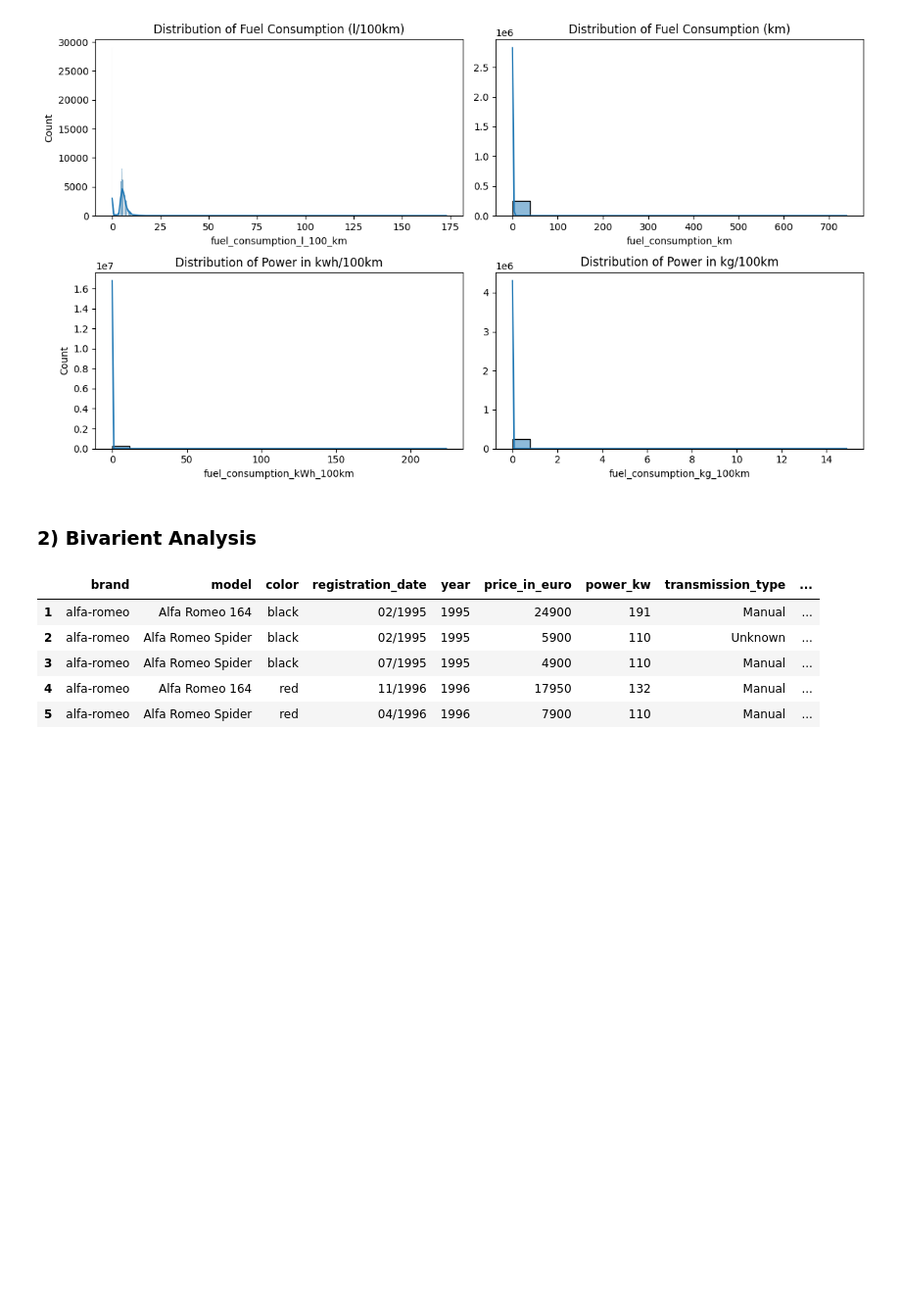
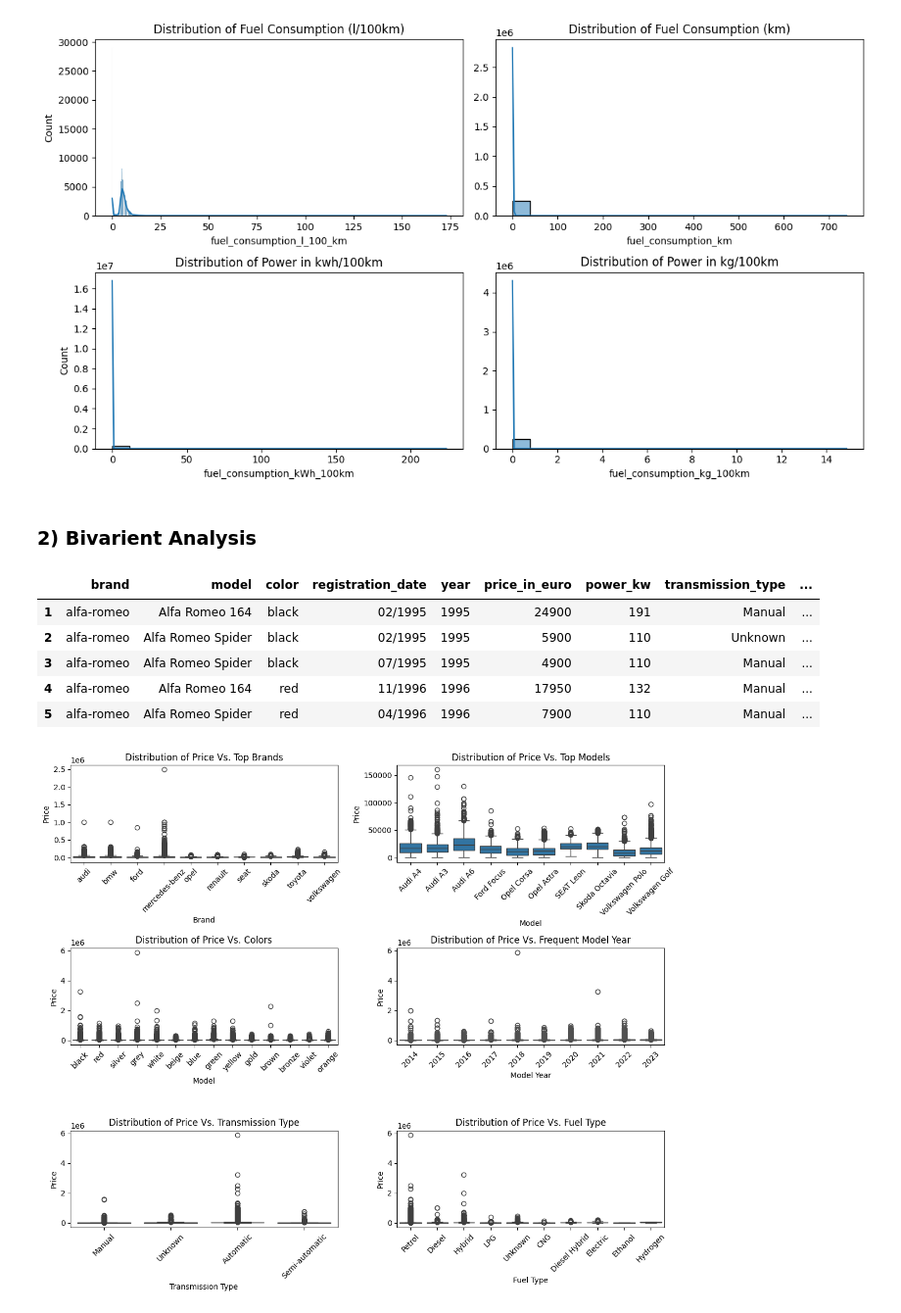
Before and after one commit to KaungSiThu-Sallius/German-Used-Cars-Analysis, a Jupyter notebook: main.ipynb, the cells around one changed output. Shown: that part at 98% size. Cells and saved outputs as stored; diff of their text form; code cells hidden in the pictures; blank space fills up the shorter version.

```diff
--- a/main.ipynb
+++ b/main.ipynb
@@ -254,22 +254,63 @@ clean_df.head()
 # %%
 fig, axes = plt.subplots(3,2, figsize=(12,12))
 
-brand_count = clean_df.brand.value_counts()
-brand_count[:10].plot(kind='barh', ax=axes[0,0], title='Top 10 Popular Brand', xlabel='Count', ylabel='Brand', rot=45)
+top_brands = clean_df.brand.value_counts()[:10].index
+df_filtered = clean_df[clean_df['brand'].isin(top_brands)]
+sns.boxplot(df_filtered, x='brand', y='price_in_euro', ax=axes[0,0])
+axes[0,0].tick_params(axis='x', rotation=45)
+axes[0,0].set_xlabel('Brand')
+axes[0,0].set_ylabel('Price')
+axes[0,0].set_title('Distribution of Price Vs. Top Brands')
 
-model_count = clean_df.model.value_counts()
-model_count[:10].plot(kind='barh', ax=axes[0,1], title='Top 10 Popular Model', xlabel='Count', ylabel='Model', rot=45)
+top_models = clean_df.model.value_counts()[:10].index
+df_filtered = clean_df[clean_df['model'].isin(top_models)]
+sns.boxplot(df_filtered, x='model', y='price_in_euro', ax=axes[0,1])
+axes[0,1].tick_params(axis='x', rotation=45)
+axes[0,1].set_xlabel('Model')
+axes[0,1].set_ylabel('Price')
+axes[0,1].set_title('Distribution of Price Vs. Top Models')
 
-color_count = clean_df.color.value_counts()
-color_count[:10].plot(kind='barh', ax=axes[1,0], title='Top 10 Popular Color', xlabel='Count', ylabel='Color')
+colors = clean_df.color.value_counts().index
+df_filtered = clean_df[clean_df['color'].isin(colors)]
+sns.boxplot(df_filtered, x='color', y='price_in_euro', ax=axes[1,0])
+axes[1,0].tick_params(axis='x', rotation=45)
+axes[1,0].set_xlabel('Model')
+axes[1,0].set_ylabel('Price')
+axes[1,0].set_title('Distribution of Price Vs. Colors')
 
-year_count = clean_df.year.value_counts()
-year_count[:10].plot(kind='barh', ax=axes[1,1], title='Top 10 Most Frequent Car Model Year', xlabel='Count', ylabel='Model Year')
+years = clean_df.year.value_counts()[:10].index
+df_filtered = clean_df[clean_df['year'].isin(years)]
+sns.boxplot(df_filtered, x='year', y='price_in_euro', ax=axes[1,1])
+axes[1,1].tick_params(axis='x', rotation=45)
+axes[1,1].set_xlabel('Model Year')
+axes[1,1].set_ylabel('Price')
+axes[1,1].set_title('Distribution of Price Vs. Frequent Model Year')
 
-transmission_type_count = clean_df.transmission_type.value_counts()
-transmission_type_count[:10].plot(kind='bar', ax=axes[2,0], title='Transmission Type Count', xlabel='Transmission Type', ylabel='Count', rot=45)
+years = clean_df.year.value_counts()[:10].index
+df_filtered = clean_df[clean_df['year'].isin(years)]
+sns.boxplot(df_filtered, x='year', y='price_in_euro', ax=axes[1,1])
+axes[1,1].tick_params(axis='x', rotation=45)
+axes[1,1].set_xlabel('Model Year')
+axes[1,1].set_ylabel('Price')
+axes[1,1].set_title('Distribution of Price Vs. Frequent Model Year')
 
-fuel_type_count = clean_df.fuel_type.value_counts()
-fuel_type_count[:10].plot(kind='bar', ax=axes[2,1], title='Fuel Type Count', xlabel='Fuel Type', ylabel='Count', rot=45)
+transmission_type = clean_df.transmission_type.value_counts().index
+df_filtered = clean_df[clean_df['transmission_type'].isin(transmission_type)]
+sns.boxplot(df_filtered, x='transmission_type', y='price_in_euro', ax=axes[2,0])
+axes[2,0].tick_params(axis='x', rotation=45)
+axes[2,0].set_xlabel('Transmission Type')
+axes[2,0].set_ylabel('Price')
+axes[2,0].set_title('Distribution of Price Vs. Transmission Type')
+
+fuel_type = clean_df.fuel_type.value_counts().index
+df_filtered = clean_df[clean_df['fuel_type'].isin(fuel_type)]
+sns.boxplot(df_filtered, x='fuel_type', y='price_in_euro', ax=axes[2,1])
+axes[2,1].tick_params(axis='x', rotation=45)
+axes[2,1].set_xlabel('Fuel Type')
+axes[2,1].set_ylabel('Price')
+axes[2,1].set_title('Distribution of Price Vs. Fuel Type')
 
 plt.tight_layout(rect=[0, 0.1, 1, 0.95])
+plt.show()
+# %% [output]
+[figure, added]
```
Also changed, not shown: parts of 2 cells of this notebook.
